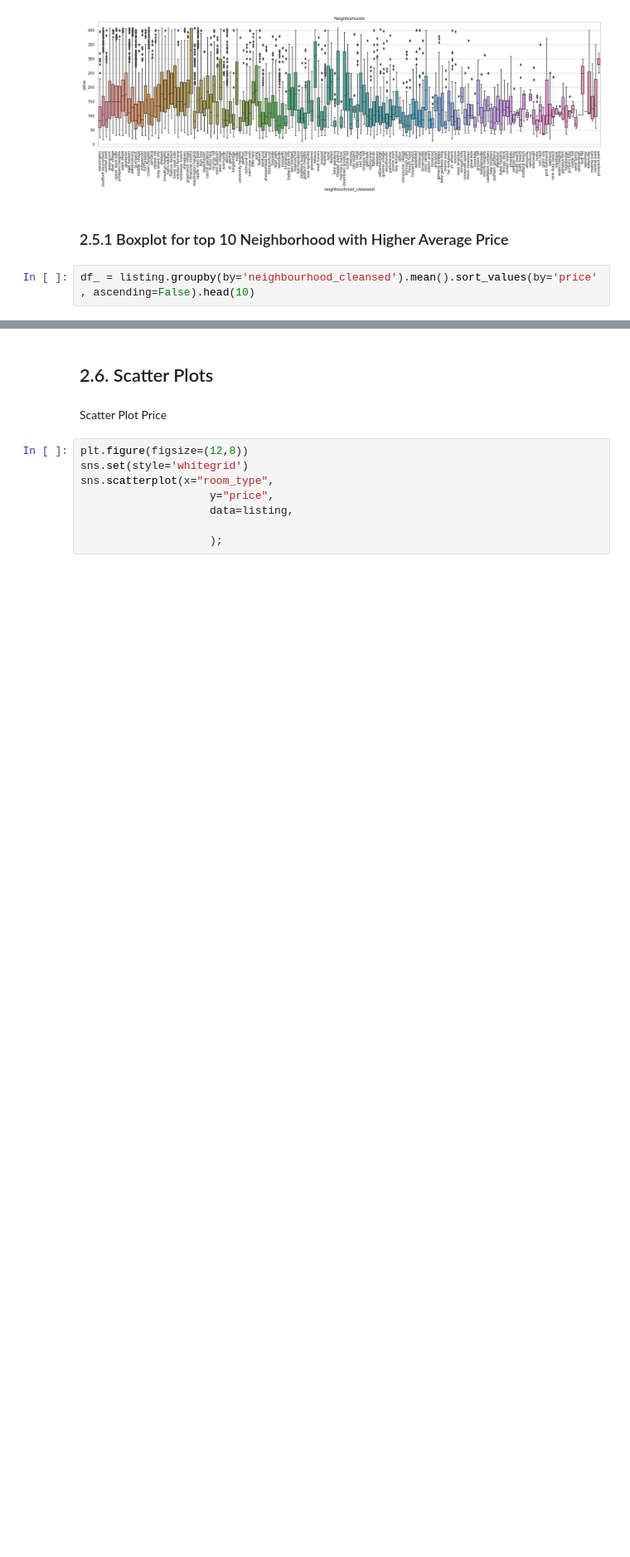
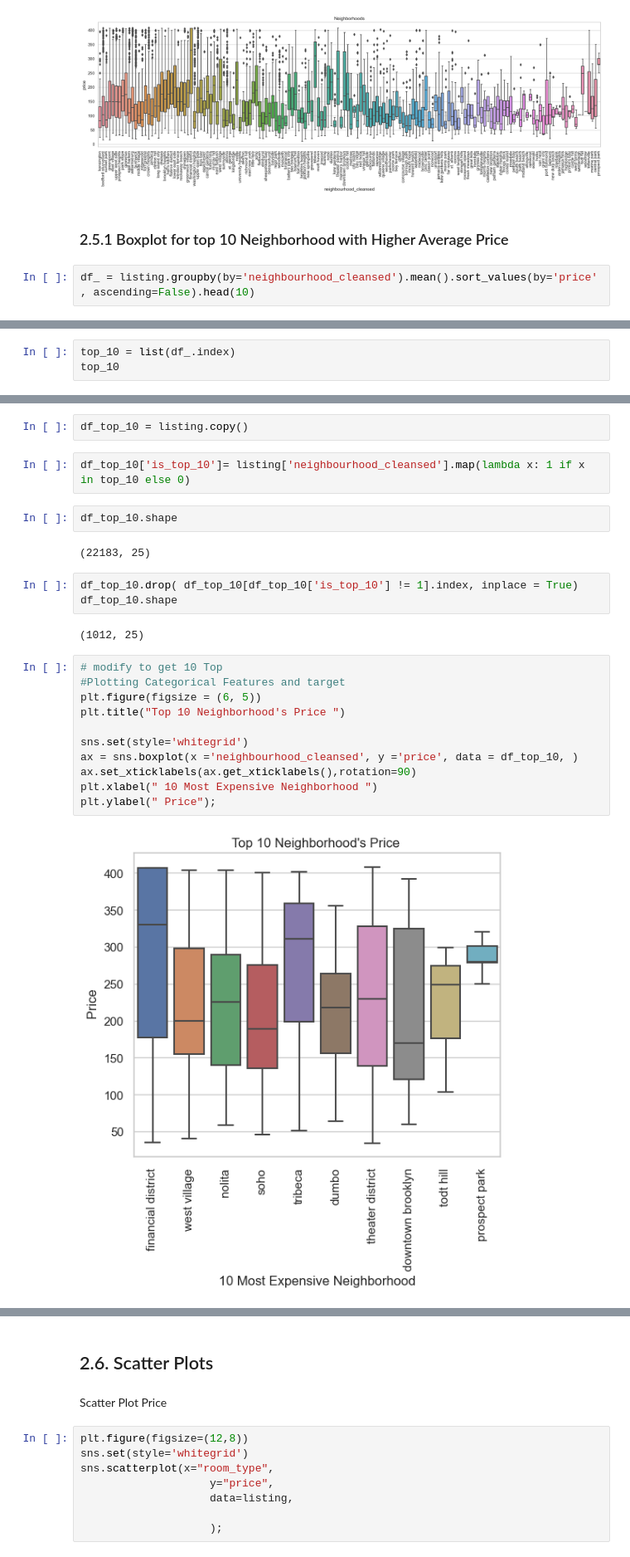
Before and after one commit to sresende/airbnb_data_analysis, a Jupyter notebook: code/02 Exploratory Data Analysis.ipynb, the cells around one changed output, grey strips where cells are left out. Shown at 83% size. Cells and saved outputs as stored; diff of their text form; blank space fills up the shorter version.

```diff
--- a/code/02 Exploratory Data Analysis.ipynb
+++ b/code/02 Exploratory Data Analysis.ipynb
@@ -212,0 +231,3 @@ df_ = listing.groupby(by='neighbourhood_cleansed').mean().sort_values(by='price'
+# %%
+top_10 = list(df_.index)
+top_10
@@ -213 +245,27 @@ df_ = listing.groupby(by='neighbourhood_cleansed').mean().sort_values(by='price'
+# %%
+df_top_10 = listing.copy()
+# %%
+df_top_10['is_top_10']= listing['neighbourhood_cleansed'].map(lambda x: 1 if x in top_10 else 0)
+# %%
+df_top_10.shape
+# %% [output]
+(22183, 25)
+# %%
+df_top_10.drop( df_top_10[df_top_10['is_top_10'] != 1].index, inplace = True)
+df_top_10.shape
+# %% [output]
+(1012, 25)
+# %%
+# modify to get 10 Top
+#Plotting Categorical Features and target
+plt.figure(figsize = (6, 5))
+plt.title("Top 10 Neighborhood's Price ")
+
+sns.set(style='whitegrid')
+ax = sns.boxplot(x ='neighbourhood_cleansed', y ='price', data = df_top_10, )
+ax.set_xticklabels(ax.get_xticklabels(),rotation=90)
+plt.xlabel(" 10 Most Expensive Neighborhood ")
+plt.ylabel(" Price");
+# %% [output]
+[figure, added]
 # %%
```
Also changed, not shown: parts of 6 cells of this notebook, 7 other files.
